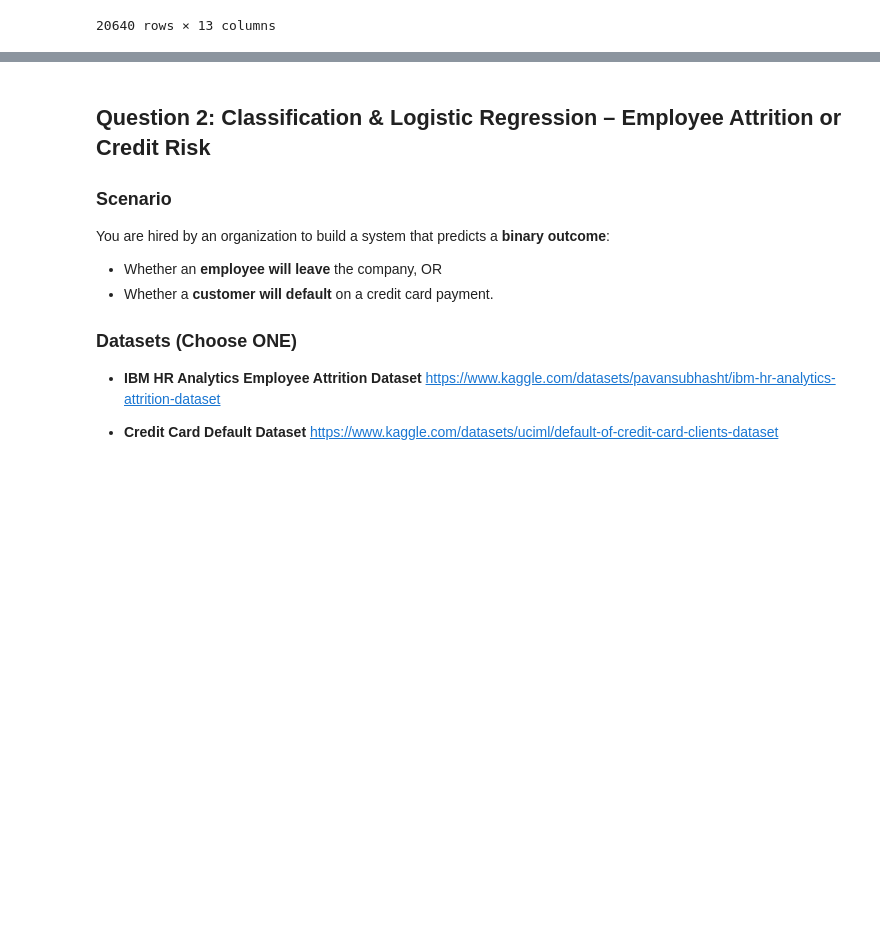
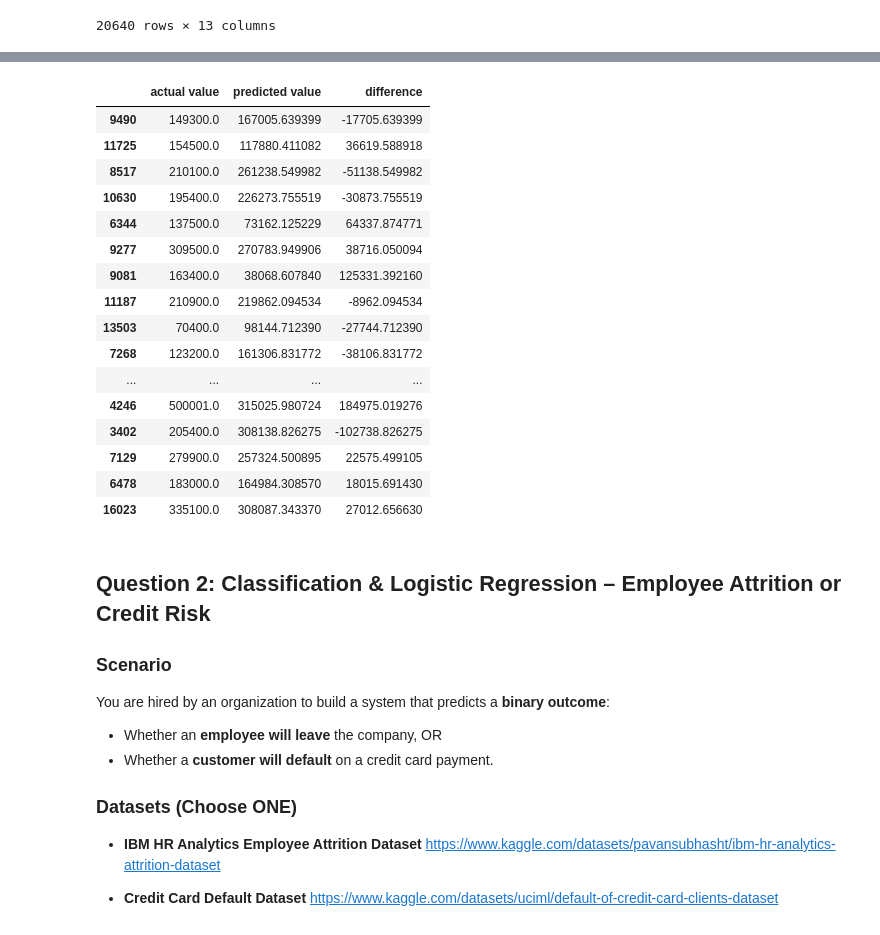
Before and after one commit to abinhyanmikha/Data-Science, a Jupyter notebook: Assignment/Assignment8/Assignment-08_Sep25.ipynb, the cells around one changed output, grey strips where cells are left out. Cells and saved outputs as stored; diff of their text form; code cells hidden in the pictures; blank space fills up the shorter version.

```diff
--- a/Assignment/Assignment8/Assignment-08_Sep25.ipynb
+++ b/Assignment/Assignment8/Assignment-08_Sep25.ipynb
@@ -414,3 +462,24 @@ df.head()
+# %%
+predict_value_df=pd.DataFrame({'actual value':y_test,'predicted value':y_predict,'difference':y_test-y_predict})
+predict_value_df[0:20]
+# %% [output]
+|  | actual value | predicted value | difference |
+| 9490 | 149300.0 | 167005.639399 | -17705.639399 |
+| 11725 | 154500.0 | 117880.411082 | 36619.588918 |
+| 8517 | 210100.0 | 261238.549982 | -51138.549982 |
+| 10630 | 195400.0 | 226273.755519 | -30873.755519 |
+| 6344 | 137500.0 | 73162.125229 | 64337.874771 |
+| 9277 | 309500.0 | 270783.949906 | 38716.050094 |
+| 9081 | 163400.0 | 38068.607840 | 125331.392160 |
+| 11187 | 210900.0 | 219862.094534 | -8962.094534 |
+| 13503 | 70400.0 | 98144.712390 | -27744.712390 |
+| 7268 | 123200.0 | 161306.831772 | -38106.831772 |
+| ... | ... | ... | ... |
+| 4246 | 500001.0 | 315025.980724 | 184975.019276 |
+| 3402 | 205400.0 | 308138.826275 | -102738.826275 |
+| 7129 | 279900.0 | 257324.500895 | 22575.499105 |
+| 6478 | 183000.0 | 164984.308570 | 18015.691430 |
+| 16023 | 335100.0 | 308087.343370 | 27012.656630 |
 # %% [markdown]
 ## Question 2: Classification & Logistic Regression – Employee Attrition or Credit Risk
 
```
Also changed, not shown: parts of 11 cells of this notebook, 1 other file.
